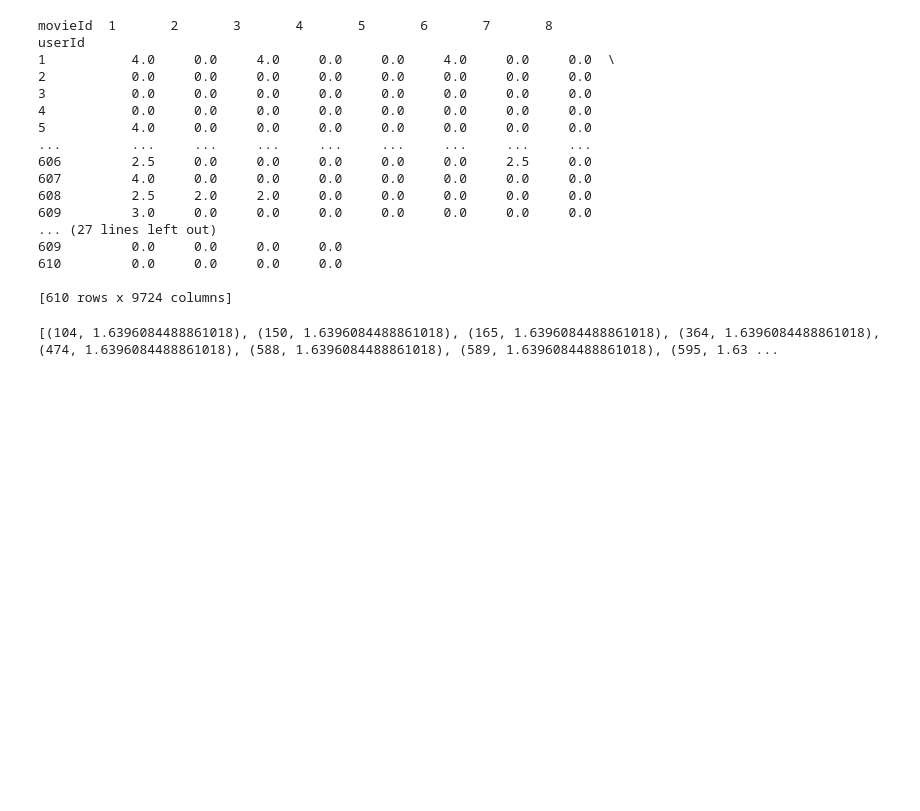
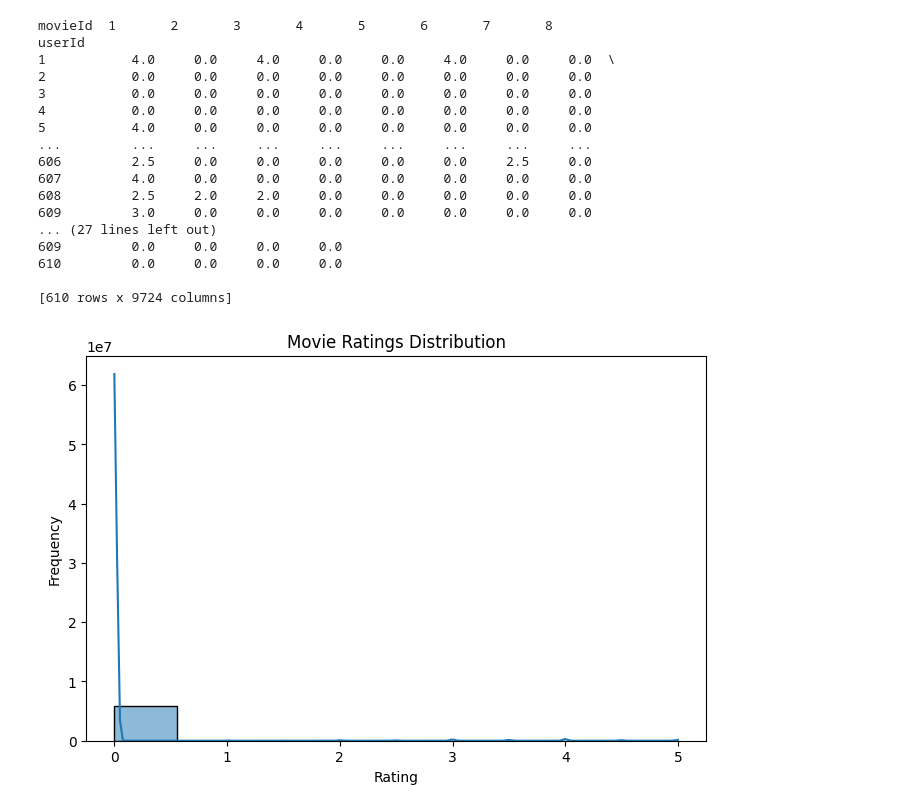
Before and after one commit to Mak-annie/MOVIE-RECS-SYSTEM, a Jupyter notebook: index.ipynb, the cells around one changed output. Drawn from its saved outputs; the diff is of its cells as text; code cells hidden in the pictures; blank space fills up the shorter version.

```diff
--- a/index.ipynb
+++ b/index.ipynb
@@ -164,63 +173,16 @@ userId
 610         0.0     0.0     0.0     0.0
 
 [610 rows x 9724 columns]
-# %%
-#import pandas as pd
-from sklearn.metrics.pairwise import cosine_similarity
-
-# Load your user-item rating matrix (already filled with zeros for missing values)
-# user_item_matrix = ...
-
-# Calculate user-user similarity using cosine similarity
-user_similarity = cosine_similarity(user_item_matrix)
-
-# Convert the similarity matrix into a DataFrame for easier manipulation
-user_similarity_df = pd.DataFrame(user_similarity, index=user_item_matrix.index, columns=user_item_matrix.index)
-
-# Specify the target user for whom you want to generate recommendations
-target_user_id = 1  # Replace with the actual user ID
-
-# Set parameters for recommendation
-N = 10  # Number of recommendations to generate
-min_similarity_threshold = 0.2  # Minimum similarity score for considering a user as similar
-
-# Get the similarity scores between the target user and all other users
-similarities_to_target_user = user_similarity_df.loc[target_user_id]
-
-# Filter out the target user (similarity with itself)
-similarities_to_target_user = similarities_to_target_user.drop(target_user_id)
-
-# Find the users who are most similar to the target user (top N users)
-top_similar_users = similarities_to_target_user[similarities_to_target_user > min_similarity_threshold].nlargest(N)
-
-# Get the movies that the target user has already rated
-movies_rated_by_target_user = user_item_matrix.loc[target_user_id]
-rated_movie_ids = movies_rated_by_target_user[movies_rated_by_target_user > 0].index
-
-# Initialize a dictionary to store movie recommendations and their scores
-movie_recommendations = {}
-
-# Iterate over the top similar users
-for similar_user_id, similarity_score in top_similar_users.items():
-    # Get the movies that the similar user has rated
-    similar_user_rated_movies = user_item_matrix.loc[similar_user_id]
-
-    # Filter out movies that the target user has already rated
-    similar_user_unrated_movies = similar_user_rated_movies.drop(rated_movie_ids)
-
-    # Calculate the weighted average of ratings from the similar user, weighted by similarity
-    weighted_ratings = similar_user_unrated_movies * similarity_score
-
-    # Add the weighted ratings to the movie recommendations dictionary
-    movie_recommendations.update(weighted_ratings.to_dict())
-
-# Sort the movie recommendations by their weighted ratings in descending order
-sorted_recommendations = sorted(movie_recommendations.items(), key=lambda x: x[1], reverse=True)
-
-# Get the top N movie recommendations
-top_movie_recommendations = sorted_recommendations[:N]
-
-# Print or return the top movie recommendations
-print(top_movie_recommendations)
-# %% [output]
-[(104, 1.6396084488861018), (150, 1.6396084488861018), (165, 1.6396084488861018), (364, 1.6396084488861018), (474, 1.6396084488861018), (588, 1.6396084488861018), (589, 1.6396084488861018), (595, 1.63 ...
+# %%
+#import matplotlib.pyplot as plt
+#import seaborn as sns
+
+# Movie Ratings Distribution
+plt.figure(figsize=(8, 5))
+sns.histplot(user_item_matrix.stack(), bins=9, kde=True)
+plt.title("Movie Ratings Distribution")
+plt.xlabel("Rating")
+plt.ylabel("Frequency")
+plt.show()
+# %% [output]
+[figure, added]
```
Also changed, not shown: parts of 6 cells of this notebook.
